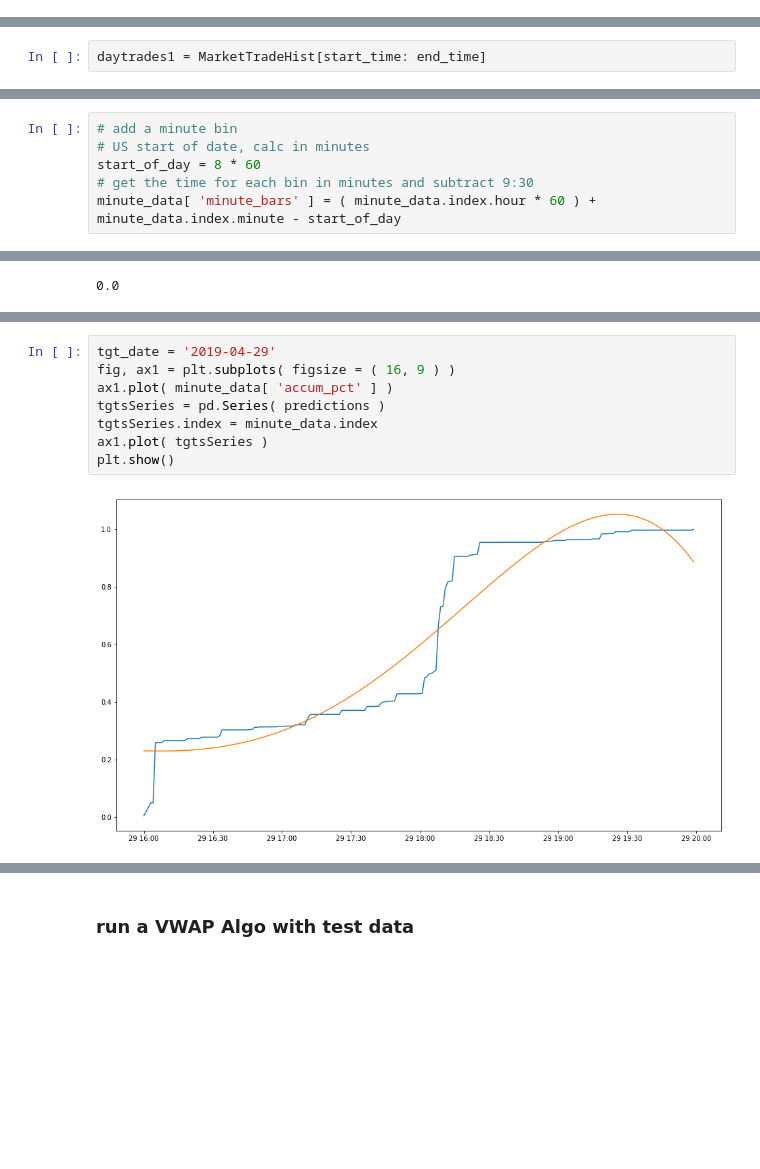
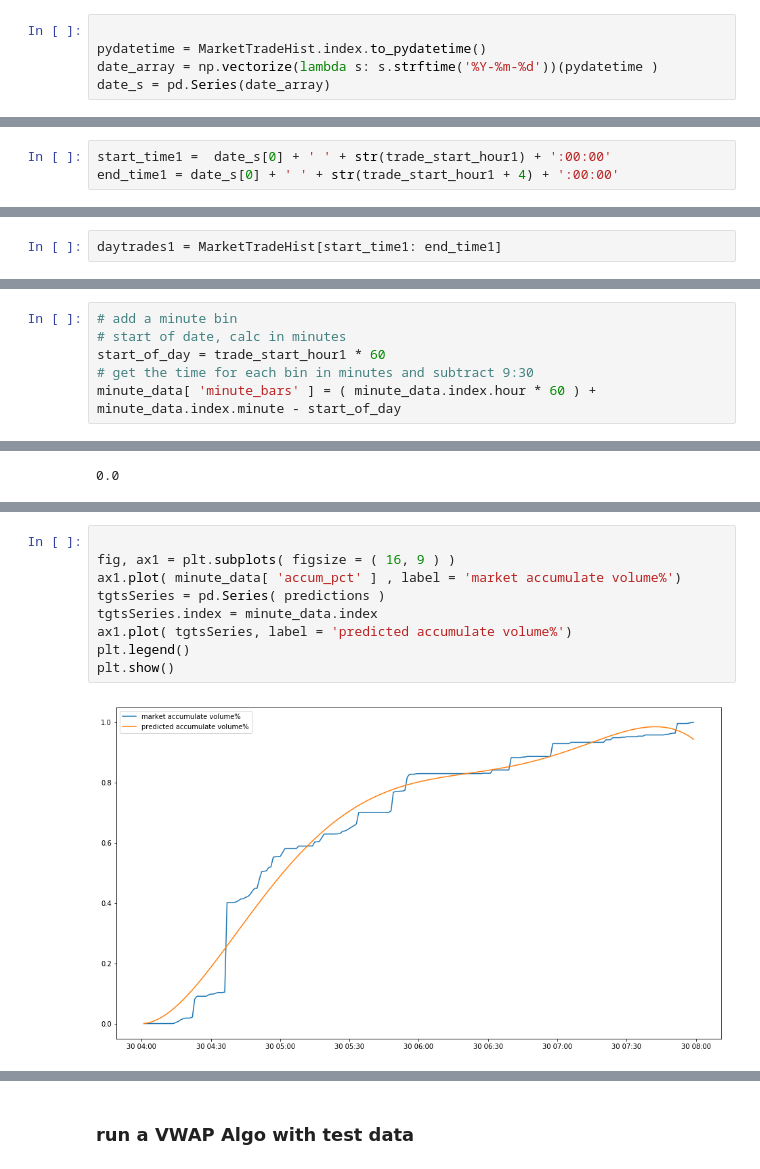
Before and after one commit to franklili3/Python-for-Finance-Engineering, a Jupyter notebook: FinalProject/Btc_EMA_strategy.ipynb, the cells around one changed output, grey strips where cells are left out. Drawn from its saved outputs; the diff is of its cells as text; blank space fills up the shorter version.

```diff
--- a/FinalProject/Btc_EMA_strategy.ipynb
+++ b/FinalProject/Btc_EMA_strategy.ipynb
@@ -135,0 +144,5 @@ end_time = '2019-04-29' + ' ' + str(trade_start_hour + 4) + ':00:00'
+# %%
+
+pydatetime = MarketTradeHist.index.to_pydatetime()
+date_array = np.vectorize(lambda s: s.strftime('%Y-%m-%d'))(pydatetime )
+date_s = pd.Series(date_array)
@@ -135,0 +154,3 @@ end_time = '2019-04-29' + ' ' + str(trade_start_hour + 4) + ':00:00'
+# %%
+start_time1 =  date_s[0] + ' ' + str(trade_start_hour1) + ':00:00'
+end_time1 = date_s[0] + ' ' + str(trade_start_hour1 + 4) + ':00:00'
@@ -136,2 +165,2 @@ end_time = '2019-04-29' + ' ' + str(trade_start_hour + 4) + ':00:00'
 # %%
-daytrades1 = MarketTradeHist[start_time: end_time]
+daytrades1 = MarketTradeHist[start_time1: end_time1]
@@ -227,7 +280,7 @@ len(minute_data)
 # %%
 # add a minute bin
-# US start of date, calc in minutes
-start_of_day = 8 * 60
+# start of date, calc in minutes
+start_of_day = trade_start_hour1 * 60
 # get the time for each bin in minutes and subtract 9:30
 minute_data[ 'minute_bars' ] = ( minute_data.index.hour * 60 ) + minute_data.index.minute - start_of_day
 # %%
@@ -321,13 +374,14 @@ DatetimeIndex(['2019-04-29 16:00:00', '2019-04-29 16:01:00',
 # %%
-tgt_date = '2019-04-29'
+
 fig, ax1 = plt.subplots( figsize = ( 16, 9 ) )
-ax1.plot( minute_data[ 'accum_pct' ] )
+ax1.plot( minute_data[ 'accum_pct' ] , label = 'market accumulate volume%')
 tgtsSeries = pd.Series( predictions )
 tgtsSeries.index = minute_data.index
-ax1.plot( tgtsSeries )
+ax1.plot( tgtsSeries, label = 'predicted accumulate volume%')
+plt.legend()
 plt.show()
 # %% [output]
-[figure, old version]
+[figure, new version]
 # %%
 minute_data['close'].plot(figsize=(16,9))
 # %% [output]
```
Also changed, not shown: parts of 65 cells of this notebook, 2 other files.
